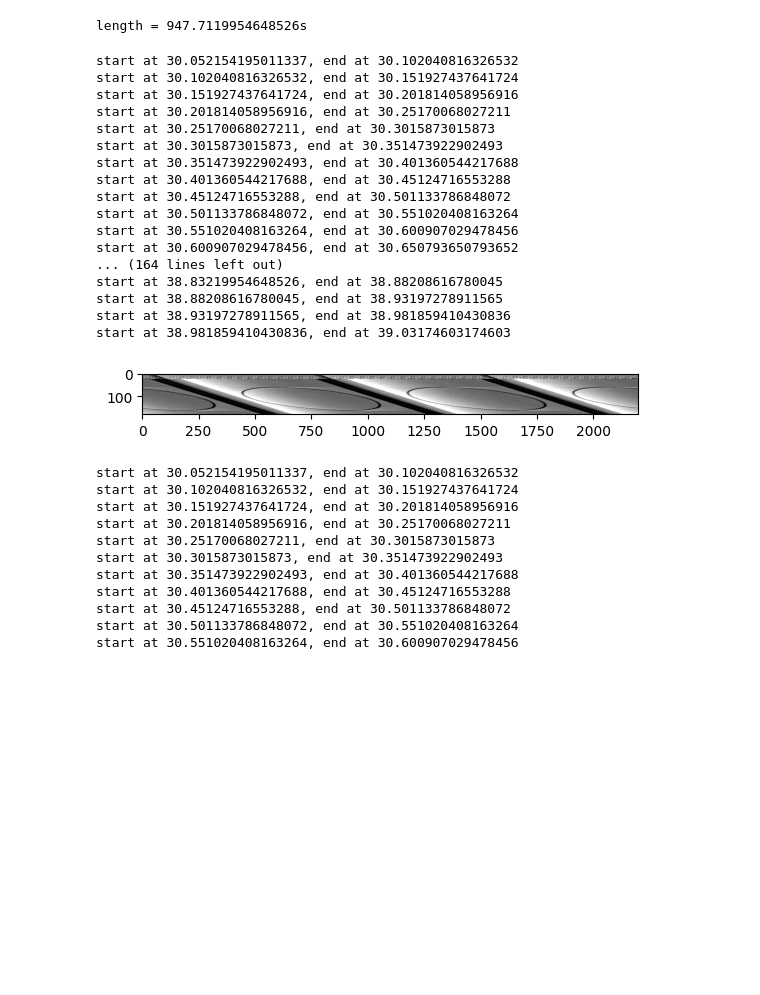
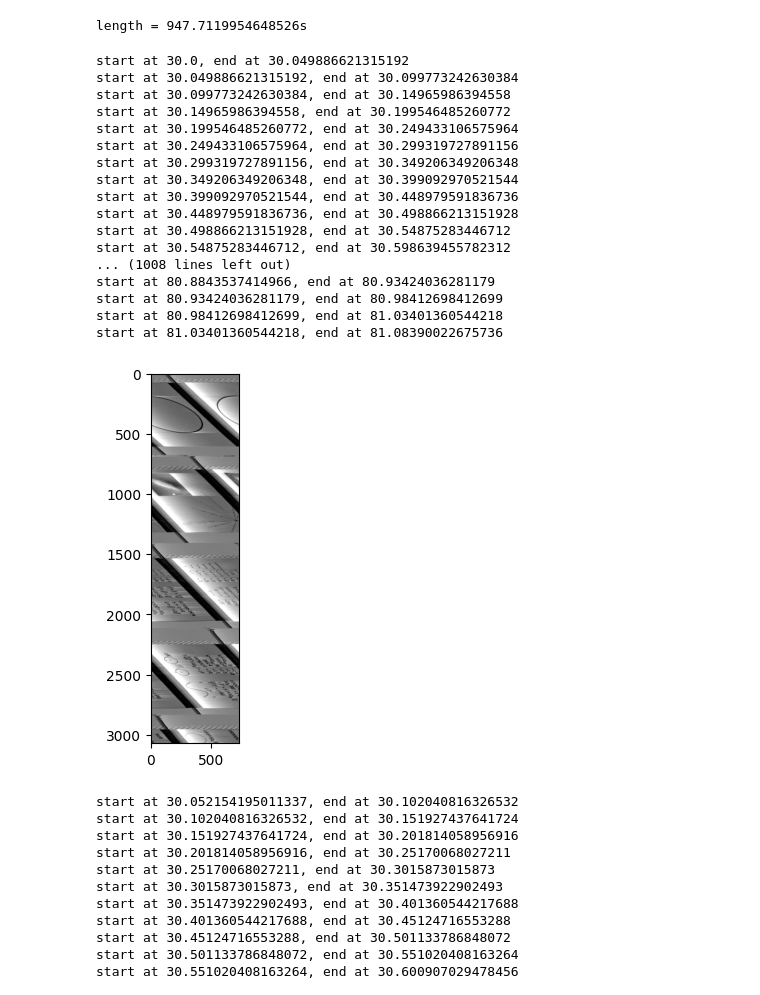
Before and after one commit to dolevazrad/Voyager_Golden_Record, a Jupyter notebook: main3.ipynb, the cells around one changed output. Cells and saved outputs as stored; diff of their text form; code cells hidden in the pictures; blank space fills up the shorter version.

Commit message:
working_image
using padding

```diff
--- a/main3.ipynb
+++ b/main3.ipynb
@@ -33,40 +35,47 @@ length = 947.7119954648526s
 # %%
 from scipy.signal import butter, filtfilt
 image_data = []
 window_size = 2200
 line_hz = samplerate / window_size
 nyquist = samplerate / 2
 Wn = line_hz / nyquist
 adjust_offset = 0
-offset = samplerate*30 +2300
-for index in range(180):
+offset = samplerate*30
+for index in range(1024):
     window = data[offset+index*window_size:offset+(index+1)*window_size]
     print(f"start at {(offset+index*window_size)/samplerate}, end at {(offset+(index+1)*window_size)/samplerate}  ")
     b, a = butter(3, Wn, 'highpass',analog='false')
     x = filtfilt(b, a, window)
-    x = np.clip(x,-2500,2500)
-    image_data.append(-0.5*x[1:window_size])
+    x = np.clip(x,-2500,2750)
+    image_data.append(-0.5*x[int(2*window_size/3):int(window_size)-1])
+    # print(int(window_size/3))
+    # print(int(2*window_size/3))
+    # print(int(window_size))
+    image_data.append(-0.5*x[int(window_size/3):int(2*window_size/3)])
+    image_data.append(-0.5*x[0:int(window_size/3)])
+
+
 plt.imshow(image_data,cmap="gray")
 plt.show()
 # %% [output]
-start at 30.052154195011337, end at 30.102040816326532
-start at 30.102040816326532, end at 30.151927437641724
-start at 30.151927437641724, end at 30.201814058956916
-start at 30.201814058956916, end at 30.25170068027211
-start at 30.25170068027211, end at 30.3015873015873
-start at 30.3015873015873, end at 30.351473922902493
-start at 30.351473922902493, end at 30.401360544217688
-start at 30.401360544217688, end at 30.45124716553288
-start at 30.45124716553288, end at 30.501133786848072
-start at 30.501133786848072, end at 30.551020408163264
-start at 30.551020408163264, end at 30.600907029478456
-start at 30.600907029478456, end at 30.650793650793652
-... (164 lines left out)
-start at 38.83219954648526, end at 38.88208616780045
-start at 38.88208616780045, end at 38.93197278911565
-start at 38.93197278911565, end at 38.981859410430836
-start at 38.981859410430836, end at 39.03174603174603
+start at 30.0, end at 30.049886621315192
+start at 30.049886621315192, end at 30.099773242630384
+start at 30.099773242630384, end at 30.14965986394558
+start at 30.14965986394558, end at 30.199546485260772
+start at 30.199546485260772, end at 30.249433106575964
+start at 30.249433106575964, end at 30.299319727891156
+start at 30.299319727891156, end at 30.349206349206348
+start at 30.349206349206348, end at 30.399092970521544
+start at 30.399092970521544, end at 30.448979591836736
+start at 30.448979591836736, end at 30.498866213151928
+start at 30.498866213151928, end at 30.54875283446712
+start at 30.54875283446712, end at 30.598639455782312
+... (1008 lines left out)
+start at 80.8843537414966, end at 80.93424036281179
+start at 80.93424036281179, end at 80.98412698412699
+start at 80.98412698412699, end at 81.03401360544218
+start at 81.03401360544218, end at 81.08390022675736
-[figure, old version]
+[figure, new version]
 # %%
 from scipy.signal import butter, filtfilt
 image_data = []
```
Also changed, not shown: parts of 6 cells of this notebook, 1 other file.
